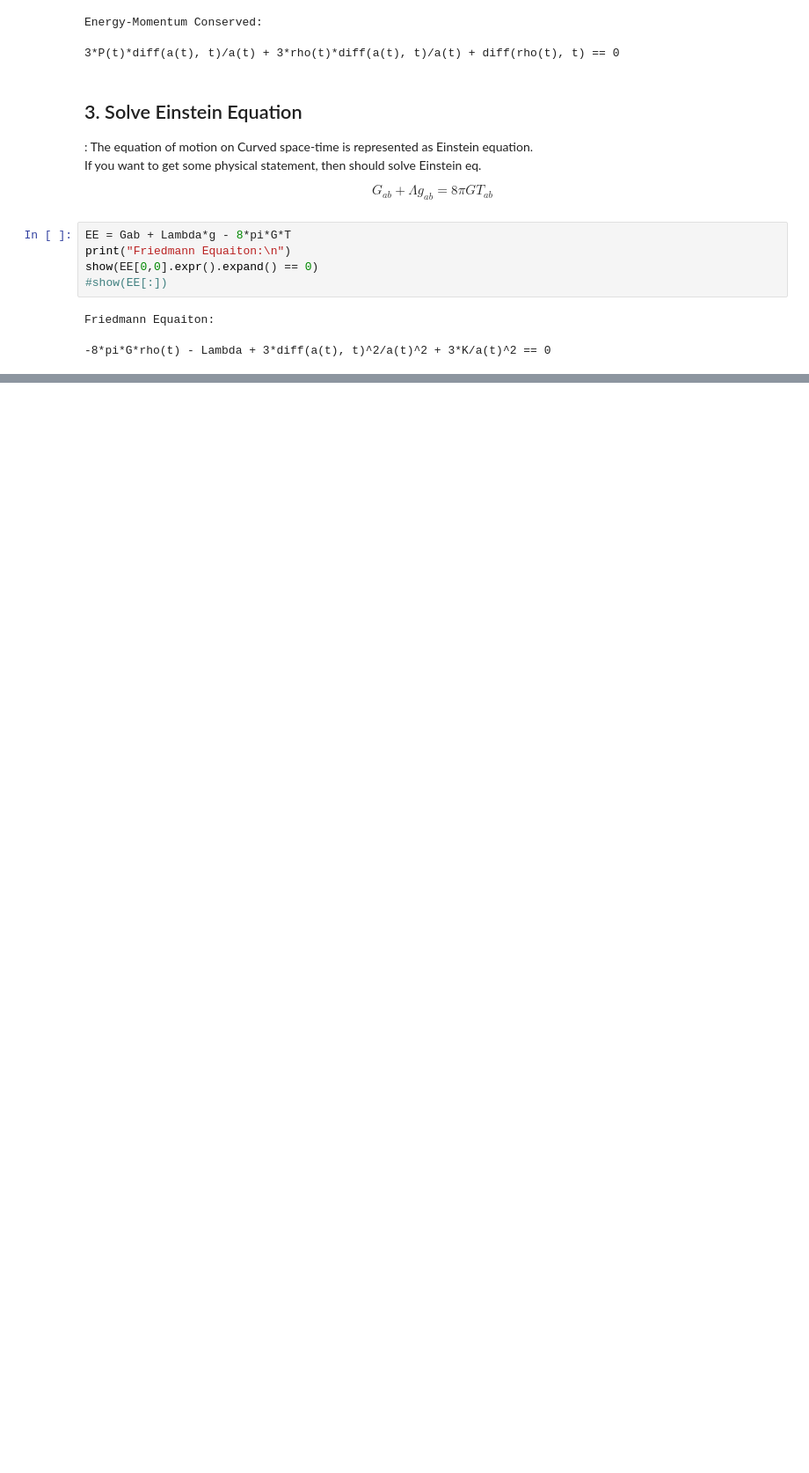
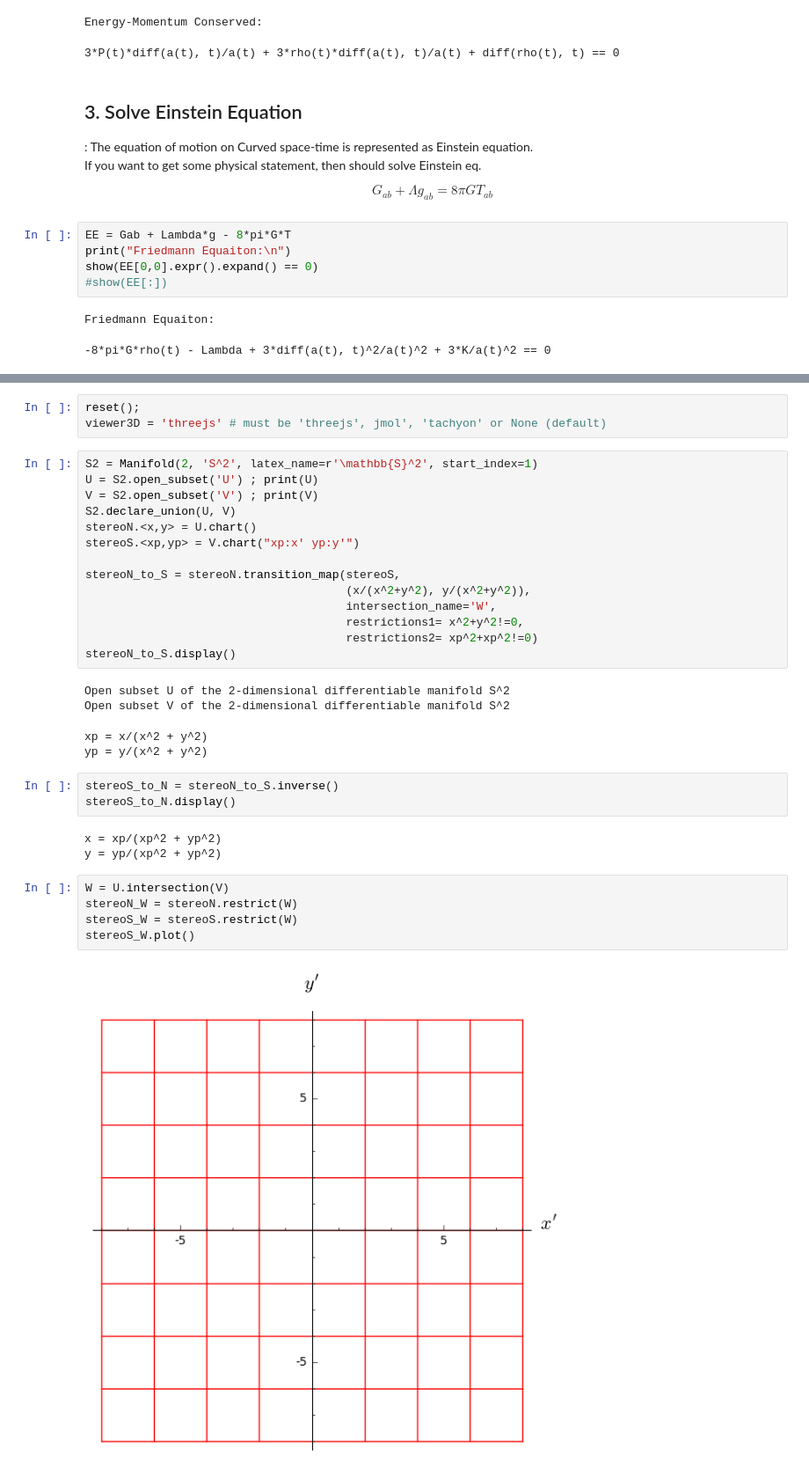
Before and after one commit to Axect/Sage, a Jupyter notebook: Gravity_PPT.ipynb, the cells around one changed output, grey strips where cells are left out. Shown: that part at 88% size. Saved outputs shown, nothing was run; the diff lists cells and outputs as text; blank space fills up the shorter version.

```diff
--- a/Gravity_PPT.ipynb
+++ b/Gravity_PPT.ipynb
@@ -237,0 +245,35 @@ H^2 = \frac{8\pi G\rho}{3} - \frac{K}{a^2}
+# %%
+reset();
+viewer3D = 'threejs' # must be 'threejs', jmol', 'tachyon' or None (default)
+# %%
+S2 = Manifold(2, 'S^2', latex_name=r'\mathbb{S}^2', start_index=1)
+U = S2.open_subset('U') ; print(U)
+V = S2.open_subset('V') ; print(V)
+S2.declare_union(U, V)
+stereoN.<x,y> = U.chart()
+stereoS.<xp,yp> = V.chart("xp:x' yp:y'")
+
+stereoN_to_S = stereoN.transition_map(stereoS,
+                                      (x/(x^2+y^2), y/(x^2+y^2)),
+                                      intersection_name='W',
+                                      restrictions1= x^2+y^2!=0,
+                                      restrictions2= xp^2+xp^2!=0)
+stereoN_to_S.display()
+# %% [output]
+Open subset U of the 2-dimensional differentiable manifold S^2
+Open subset V of the 2-dimensional differentiable manifold S^2
+xp = x/(x^2 + y^2)
+yp = y/(x^2 + y^2)
+# %%
+stereoS_to_N = stereoN_to_S.inverse()
+stereoS_to_N.display()
+# %% [output]
+x = xp/(xp^2 + yp^2)
+y = yp/(xp^2 + yp^2)
+# %%
+W = U.intersection(V)
+stereoN_W = stereoN.restrict(W)
+stereoS_W = stereoS.restrict(W)
+stereoS_W.plot()
+# %% [output]
+[figure, added]
```
Also changed, not shown: parts of 9 cells of this notebook, 1 other file.
